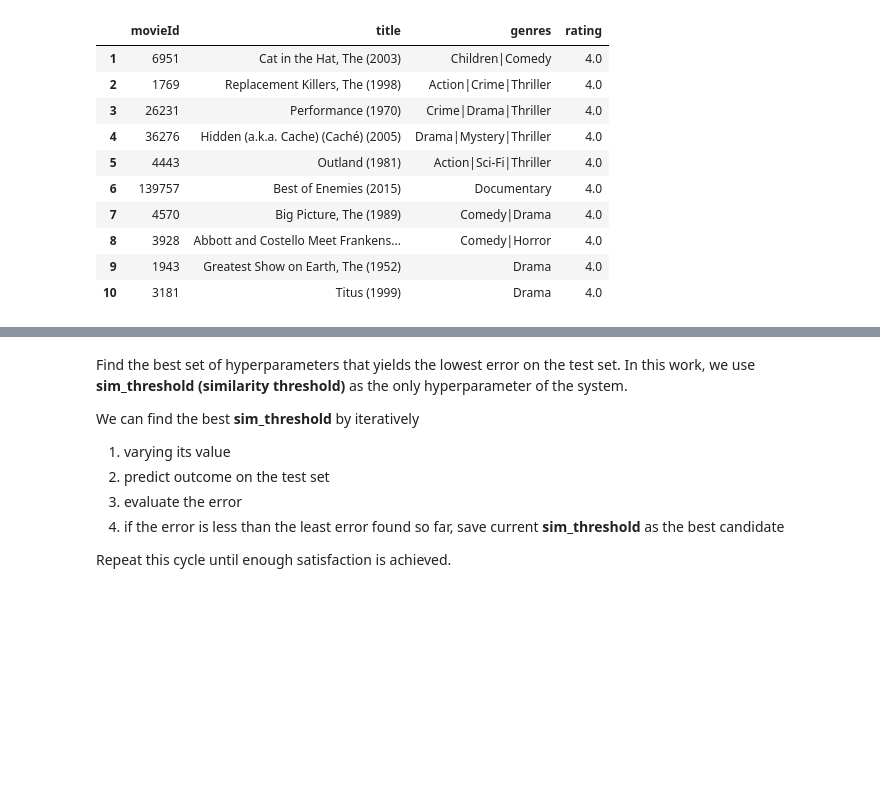
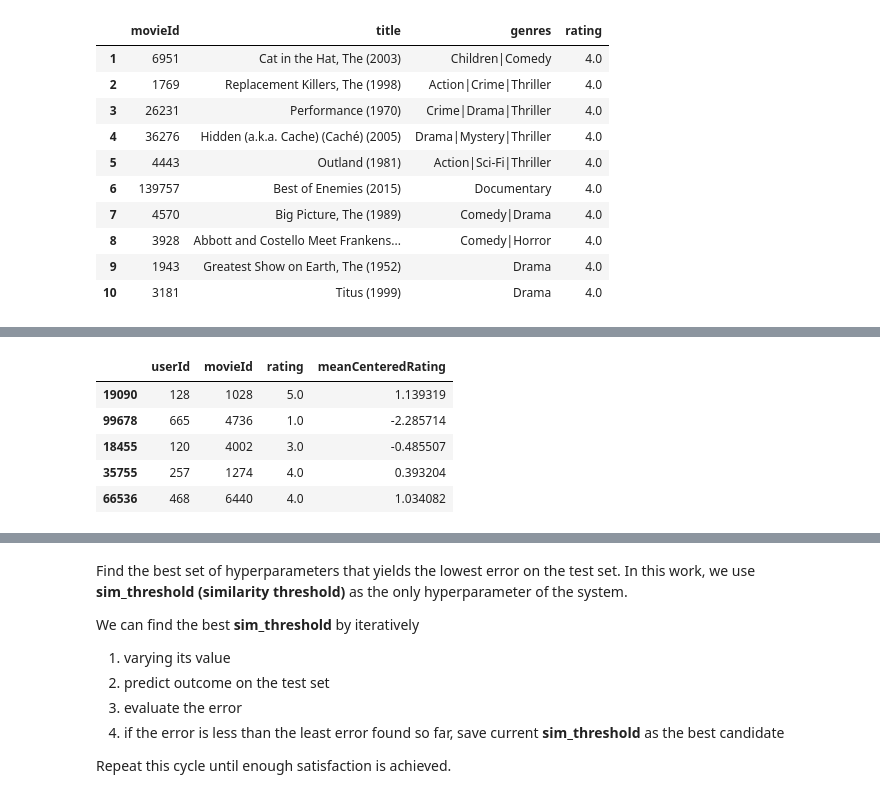
Before and after one commit to offchan42/item-based-recommender-system, a Jupyter notebook: item-based-recommender-system.ipynb, the cells around one changed output, grey strips where cells are left out. Drawn from its saved outputs; the diff is of its cells as text; code cells hidden in the pictures; blank space fills up the shorter version.

```diff
--- a/item-based-recommender-system.ipynb
+++ b/item-based-recommender-system.ipynb
@@ -396,0 +396,10 @@ Evaluate the error on the test set. The error metric chosen in our work is **MAE
+# %%
+# first, let's take a look at some of the test data
+data_test.head()
+# %% [output]
+|  | userId | movieId | rating | meanCenteredRating |
+| 19090 | 128 | 1028 | 5.0 | 1.139319 |
+| 99678 | 665 | 4736 | 1.0 | -2.285714 |
+| 18455 | 120 | 4002 | 3.0 | -0.485507 |
+| 35755 | 257 | 1274 | 4.0 | 0.393204 |
+| 66536 | 468 | 6440 | 4.0 | 1.034082 |
```
Also changed, not shown: parts of 16 cells of this notebook.
